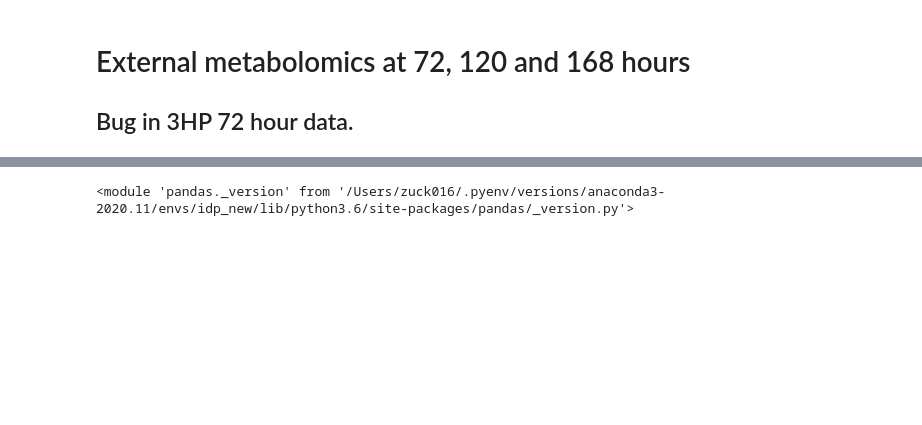
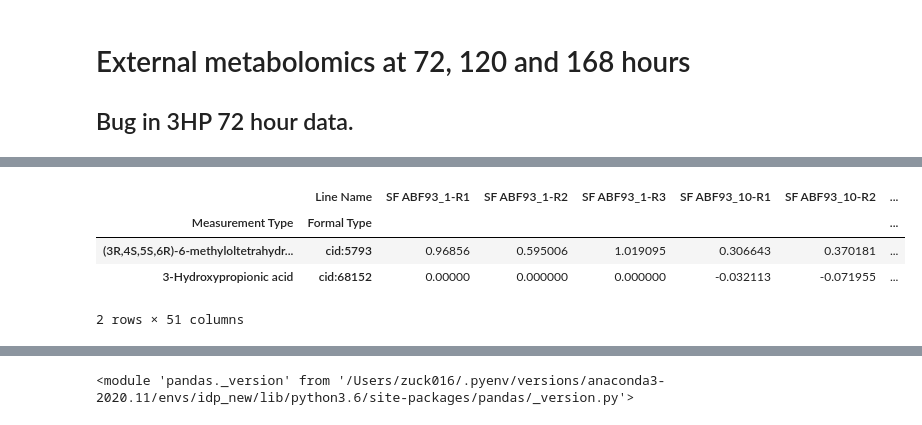
Before and after one commit to AgileBioFoundry/AspergillusQ4Milestone, a Jupyter notebook: notebooks/A.niger_MultiOmics.ipynb, the cells around one changed output, grey strips where cells are left out. Cells and saved outputs as stored; diff of their text form; code cells hidden in the pictures; blank space fills up the shorter version.

```diff
--- a/notebooks/A.niger_MultiOmics.ipynb
+++ b/notebooks/A.niger_MultiOmics.ipynb
@@ -999,0 +1032,23 @@ external_metabolomics.groupby(['Measurement Type', 'Formal Type', 'Hours']).mean
+# %%
+import numpy as np
+
+normalized_external_metab = (
+    external_metabolomics[external_metabolomics["Hours"] == 120.0].set_index(["Measurement Type", "Formal Type", "Line Name"])[
+        "Value"
+    ]
+    .unstack()
+    .apply(np.log2)
+)
+normalized_external_metab = (
+    normalized_external_metab.sub(normalized_external_metab[reference_strain], axis=0)
+    .replace(-np.inf, 0)
+    .fillna(0)
+    .replace(np.inf, 0)
+)
+normalized_external_metab
+# %% [output]
+|  | Line Name | SF ABF93_1-R1 | SF ABF93_1-R2 | SF ABF93_1-R3 | SF ABF93_10-R1 | SF ABF93_10-R2 | ... |
+| Measurement Type | Formal Type |  |  |  |  |  | ... |
+| (3R,4S,5S,6R)-6-methyloltetrahydr... | cid:5793 | 0.96856 | 0.595006 | 1.019095 | 0.306643 | 0.370181 | ... |
+| 3-Hydroxypropionic acid | cid:68152 | 0.00000 | 0.000000 | 0.000000 | -0.032113 | -0.071955 | ... |
+2 rows × 51 columns
```
Also changed, not shown: parts of 7 cells of this notebook, 4 other files.
